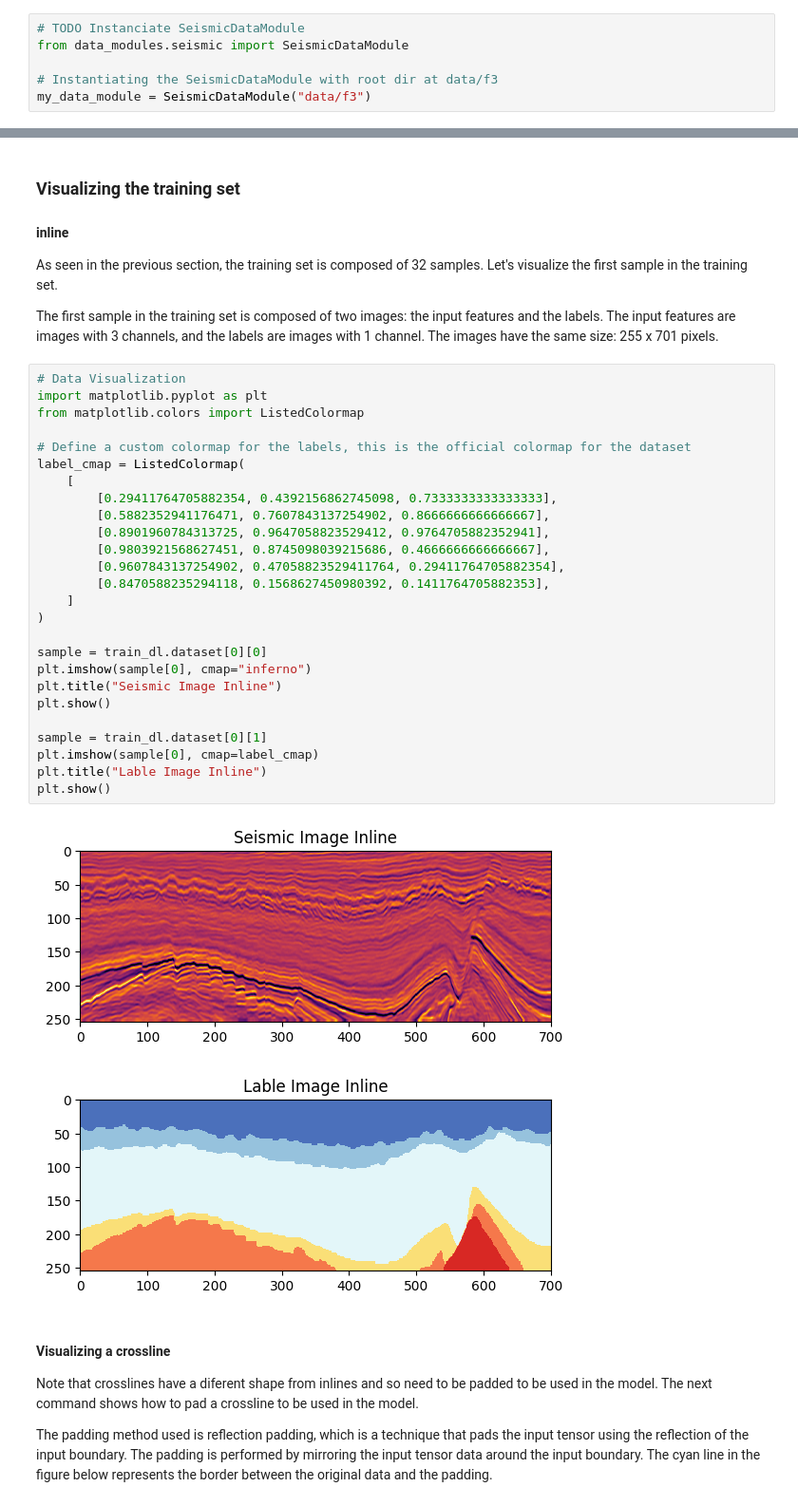
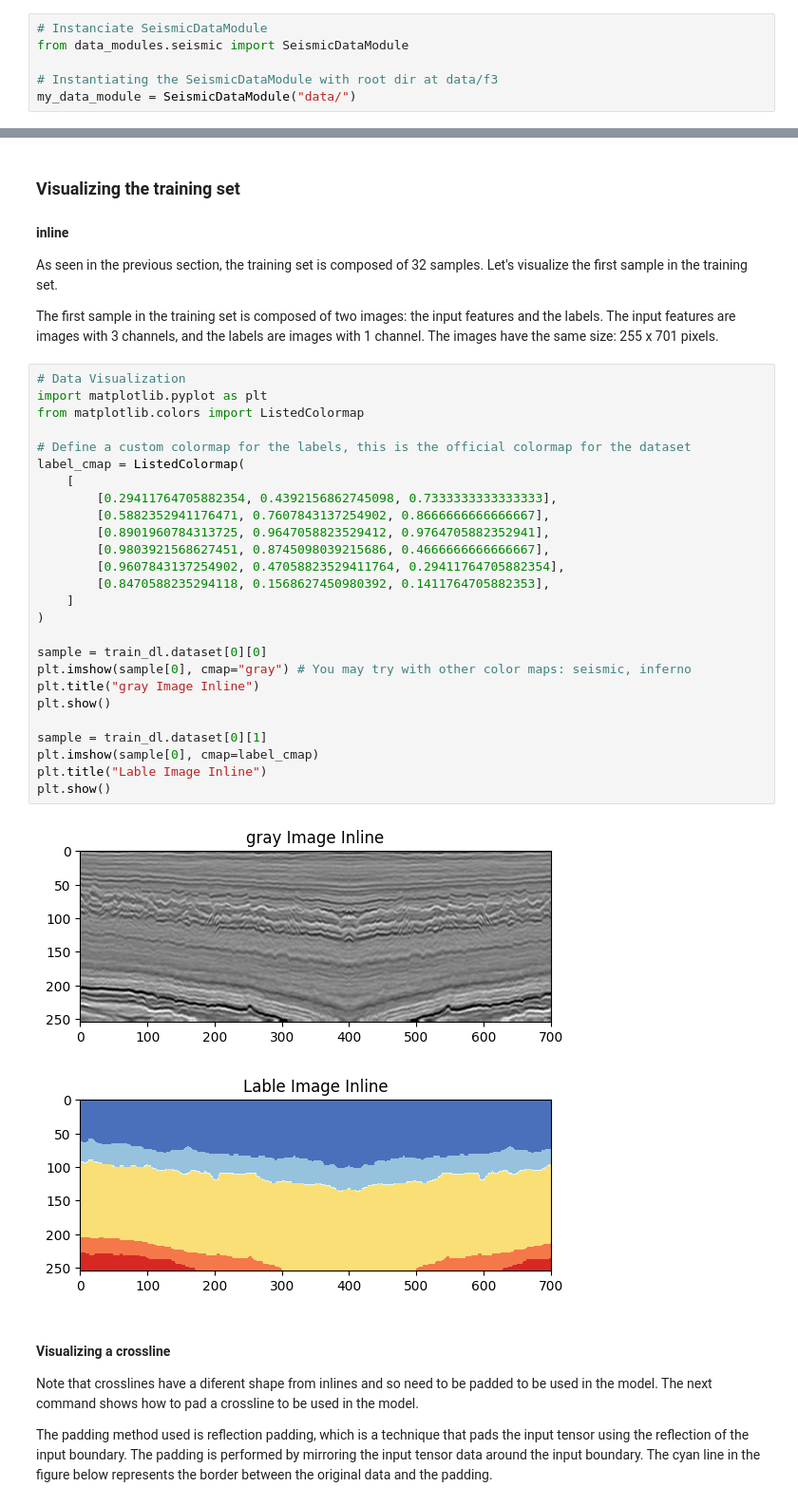
Before and after one commit to otavioon/example-mo346, a Jupyter notebook: 3-Seismic-dataloader-exploration.ipynb, the cells around one changed output, grey strips where cells are left out. Shown at 95% size. Drawn from its saved outputs; the diff is of its cells as text.

Commit message:
Fixing tutorials to retrieve data from www.ic.unicamp.br/~edson

```diff
--- a/3-Seismic-dataloader-exploration.ipynb
+++ b/3-Seismic-dataloader-exploration.ipynb
@@ -3,11 +3,11 @@
 
 ##  1. Instantiating the datamodule object and preparing the data
 # %%
-# TODO Instanciate SeismicDataModule
+# Instanciate SeismicDataModule
 from data_modules.seismic import SeismicDataModule
 
 # Instantiating the SeismicDataModule with root dir at data/f3
-my_data_module = SeismicDataModule("data/f3")
+my_data_module = SeismicDataModule("data/")
 # %% [markdown]
 ## 2. Retrieving the training set dataloader (train_dl)
 
@@ -151,32 +151,32 @@ The first sample in the training set is composed of two images: the input featur
 # %%
 # Data Visualization
 import matplotlib.pyplot as plt
 from matplotlib.colors import ListedColormap
 
 # Define a custom colormap for the labels, this is the official colormap for the dataset
 label_cmap = ListedColormap(
     [
         [0.29411764705882354, 0.4392156862745098, 0.7333333333333333],
         [0.5882352941176471, 0.7607843137254902, 0.8666666666666667],
         [0.8901960784313725, 0.9647058823529412, 0.9764705882352941],
         [0.9803921568627451, 0.8745098039215686, 0.4666666666666667],
         [0.9607843137254902, 0.47058823529411764, 0.29411764705882354],
         [0.8470588235294118, 0.1568627450980392, 0.1411764705882353],
     ]
 )
 
 sample = train_dl.dataset[0][0]
-plt.imshow(sample[0], cmap="inferno")
-plt.title("Seismic Image Inline")
+plt.imshow(sample[0], cmap="gray") # You may try with other color maps: seismic, inferno
+plt.title("gray Image Inline")
 plt.show()
 
 sample = train_dl.dataset[0][1]
 plt.imshow(sample[0], cmap=label_cmap)
 plt.title("Lable Image Inline")
 plt.show()
 # %% [output]
-[figure, old version]
+[figure, new version]
-[figure, old version]
+[figure, new version]
 # %% [markdown]
 #### Visualizing a crossline
 
```
Also changed, not shown: parts of 9 cells of this notebook, 5 other files.
